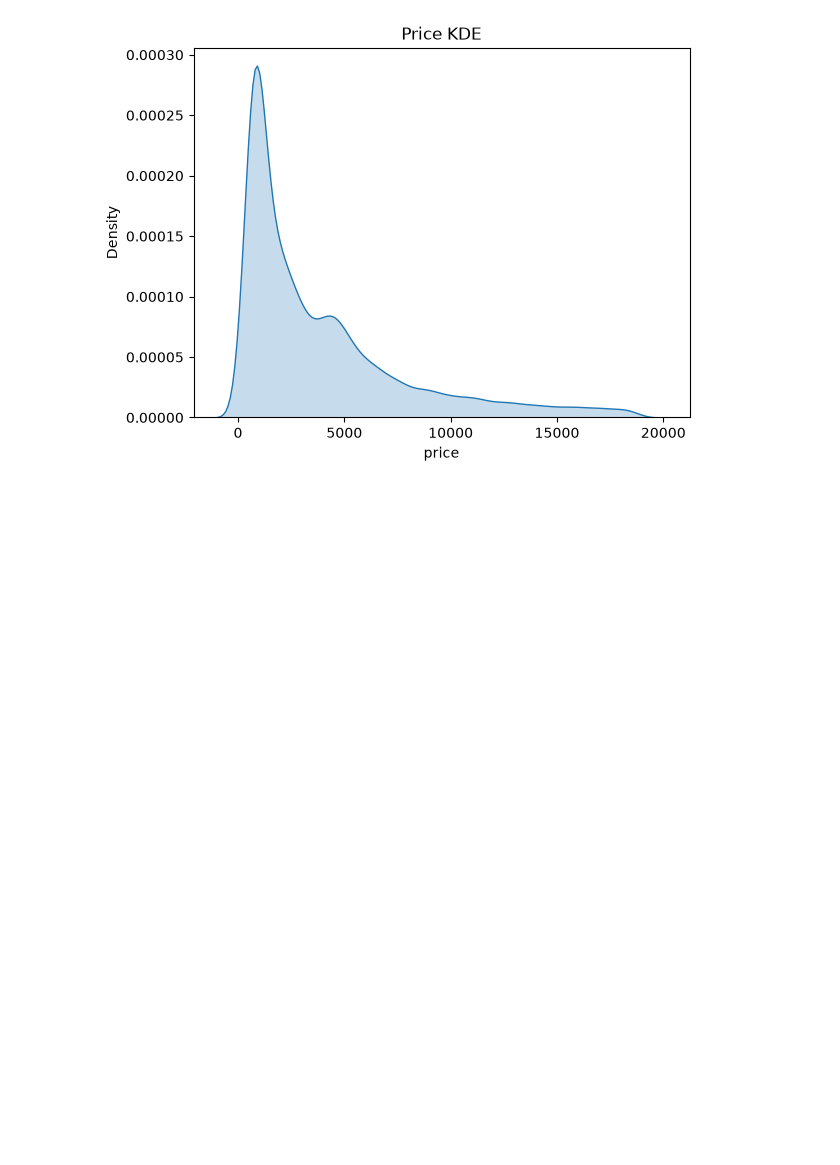
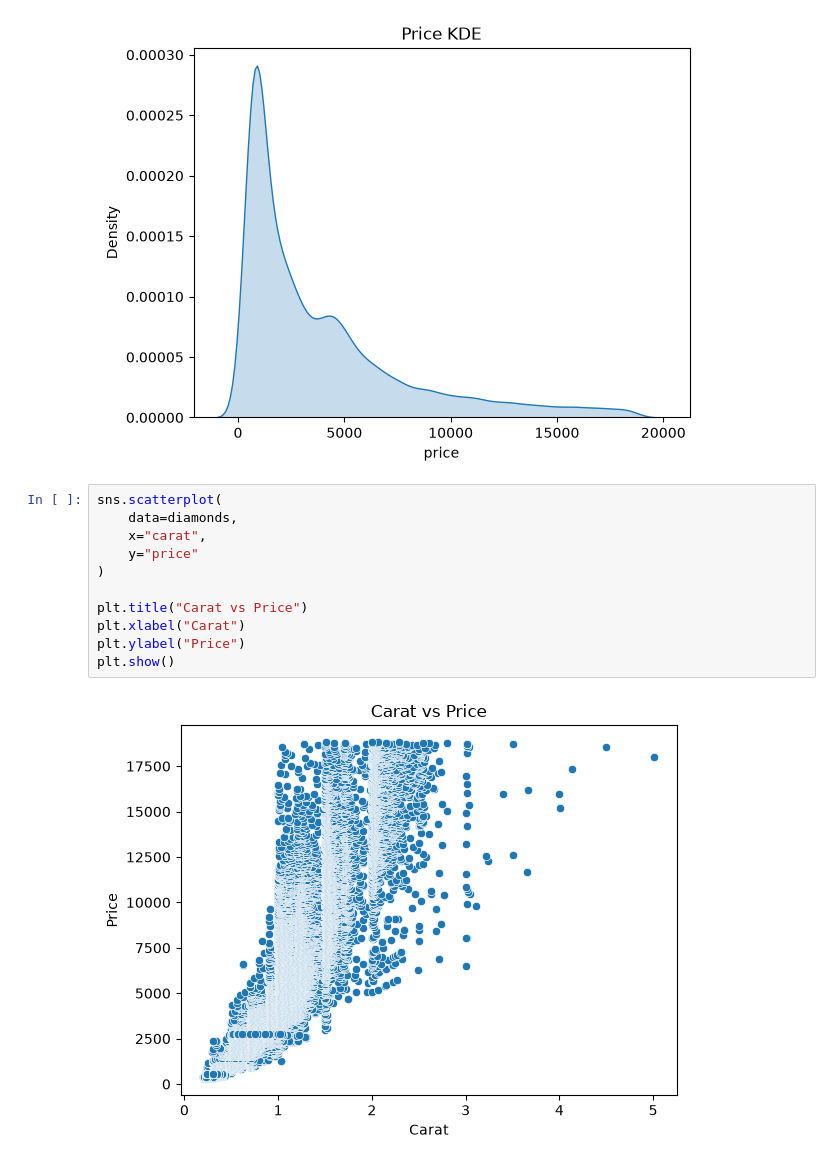
Before and after one commit to Akash-paswan/Seaborn-practice-questions-, a Jupyter notebook: diamond dataset/daimond.ipynb, the cells around one changed output. Saved outputs shown, nothing was run; the diff lists cells and outputs as text; blank space fills up the shorter version.

```diff
--- a/diamond dataset/daimond.ipynb
+++ b/diamond dataset/daimond.ipynb
@@ -62,3 +62,16 @@ plt.title("Price KDE")
 plt.show()
 # %% [output]
 [figure]
+# %%
+sns.scatterplot(
+    data=diamonds,
+    x="carat",
+    y="price"
+)
+
+plt.title("Carat vs Price")
+plt.xlabel("Carat")
+plt.ylabel("Price")
+plt.show()
+# %% [output]
+[figure, added]
```
Also changed, not shown: parts of 1 cell of this notebook.
